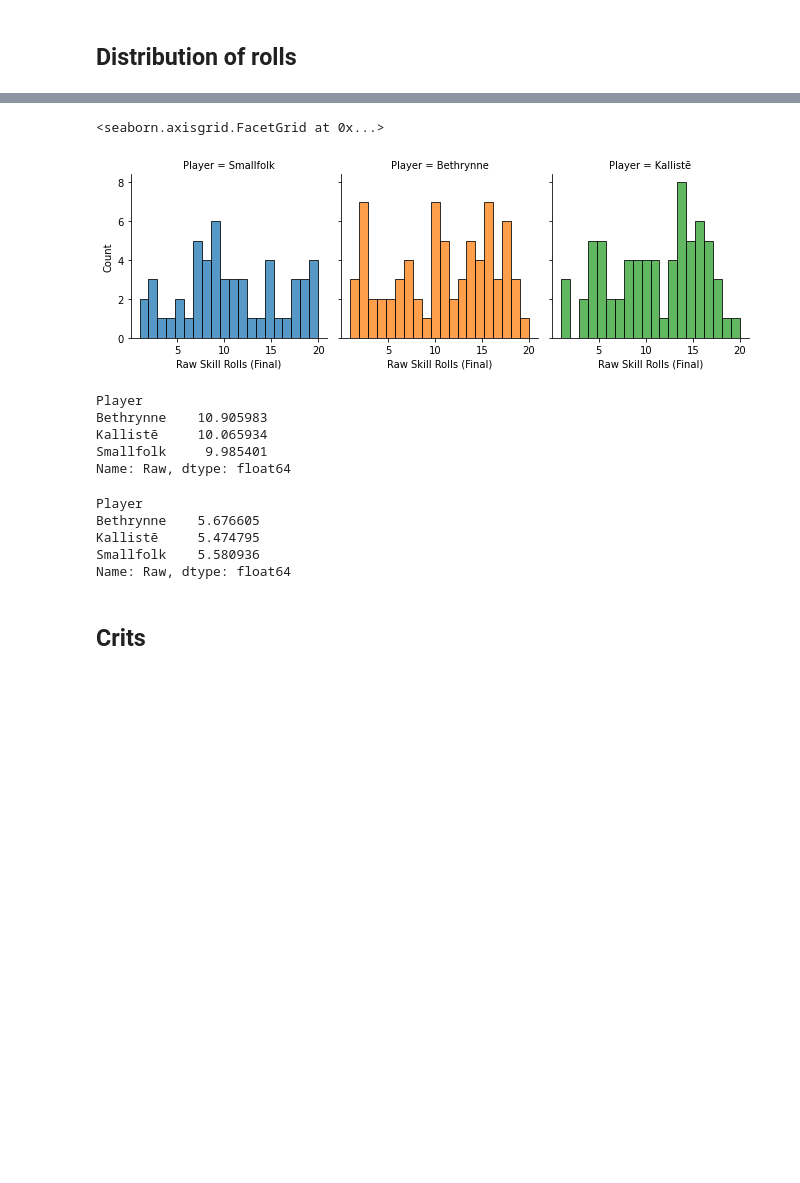
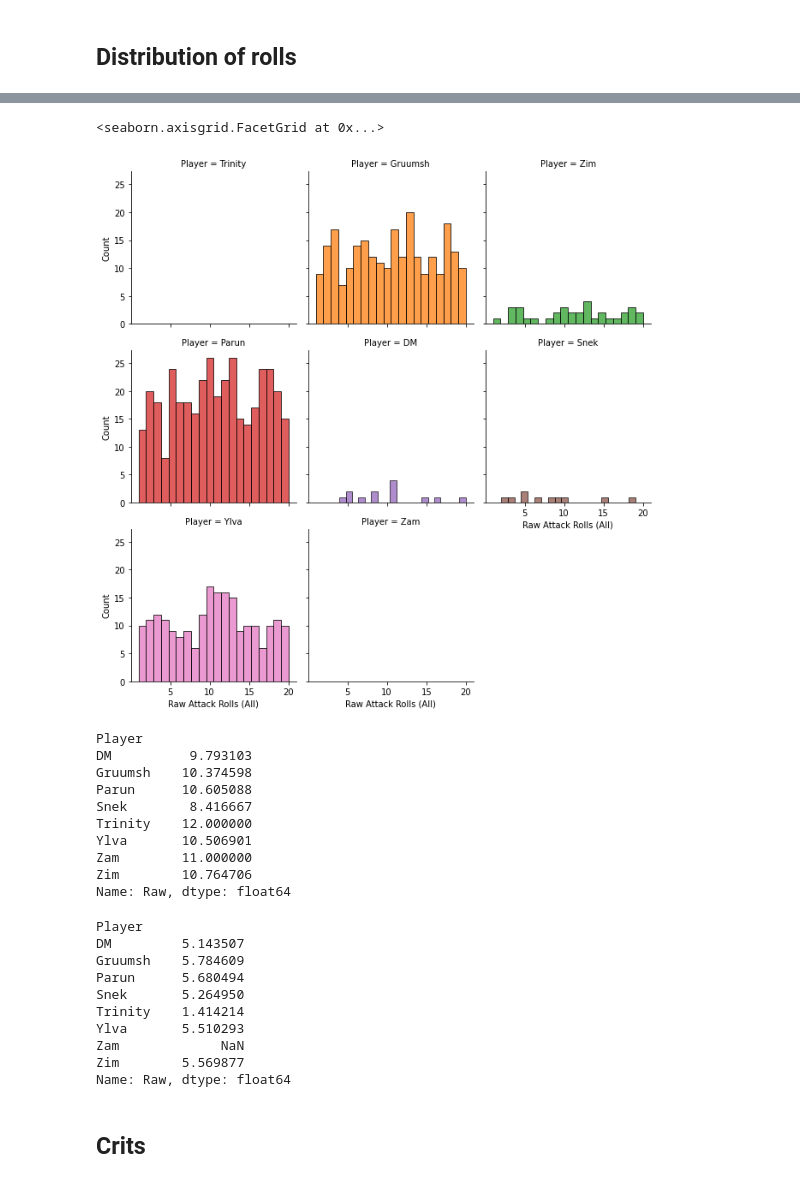
Before and after one commit to elg34/roll20stats, a Jupyter notebook: plotResults.ipynb, the cells around one changed output, grey strips where cells are left out. Cells and saved outputs as stored; diff of their text form; code cells hidden in the pictures; blank space fills up the shorter version.

```diff
--- a/plotResults.ipynb
+++ b/plotResults.ipynb
@@ -1 +1,4 @@
+# %%
+## INPUT
+name="RiseOfTiamat"
 # %%
@@ -128,25 +115,35 @@ g.set_axis_labels("Raw Attack Rolls (Final)", "Count")
 # %%
-g = sns.FacetGrid(skills[skills["Final"]==1],col="Player",hue="Player",col_wrap=4,col_order=plyr_labels,hue_order=plyr_labels)
+g = sns.FacetGrid(attacks,col="Player",hue="Player",col_wrap=3,col_order=plyr_labels,hue_order=plyr_labels)
 g.map_dataframe(sns.histplot, x="Raw",bins=20)
-g.set_axis_labels("Raw Skill Rolls (Final)", "Count")
+g.set_axis_labels("Raw Attack Rolls (All)", "Count")
 # %% [output]
 <seaborn.axisgrid.FacetGrid at 0x...>
-[figure, old version]
+[figure, new version]
 # %%
 df['Raw'].groupby([df.Player]).agg('mean')
 # %% [output]
 Player
-Bethrynne    10.905983
-Kallistē     10.065934
-Smallfolk     9.985401
+DM          9.793103
+Gruumsh    10.374598
+Parun      10.605088
+Snek        8.416667
+Trinity    12.000000
+Ylva       10.506901
+Zam        11.000000
+Zim        10.764706
 Name: Raw, dtype: float64
 # %%
 df['Raw'].groupby([df.Player]).agg('std')
 # %% [output]
 Player
-Bethrynne    5.676605
-Kallistē     5.474795
-Smallfolk    5.580936
+DM         5.143507
+Gruumsh    5.784609
+Parun      5.680494
+Snek       5.264950
+Trinity    1.414214
+Ylva       5.510293
+Zam             NaN
+Zim        5.569877
 Name: Raw, dtype: float64
 # %% [markdown]
 ## Crits
```
Also changed, not shown: parts of 15 cells of this notebook, 1 other file.
